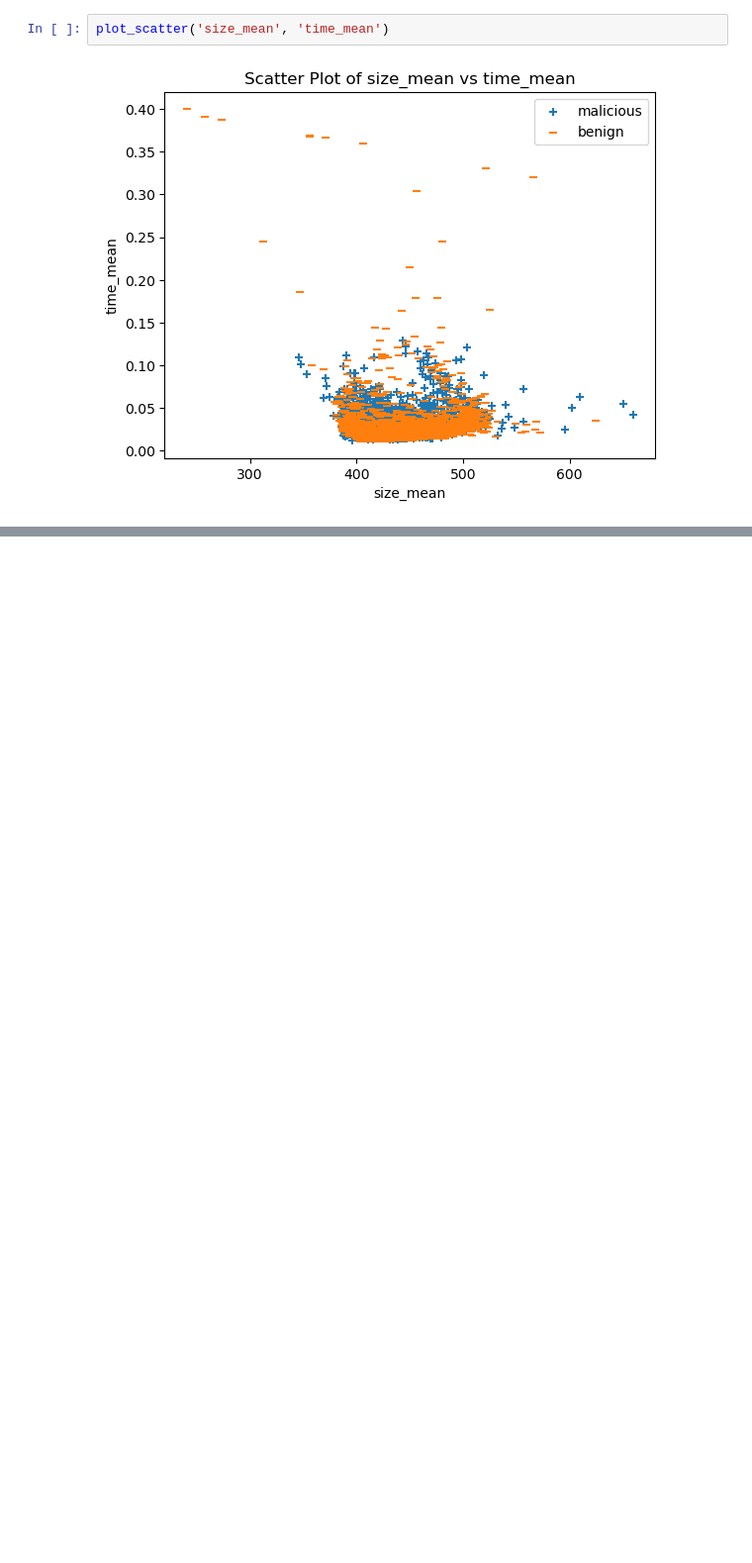
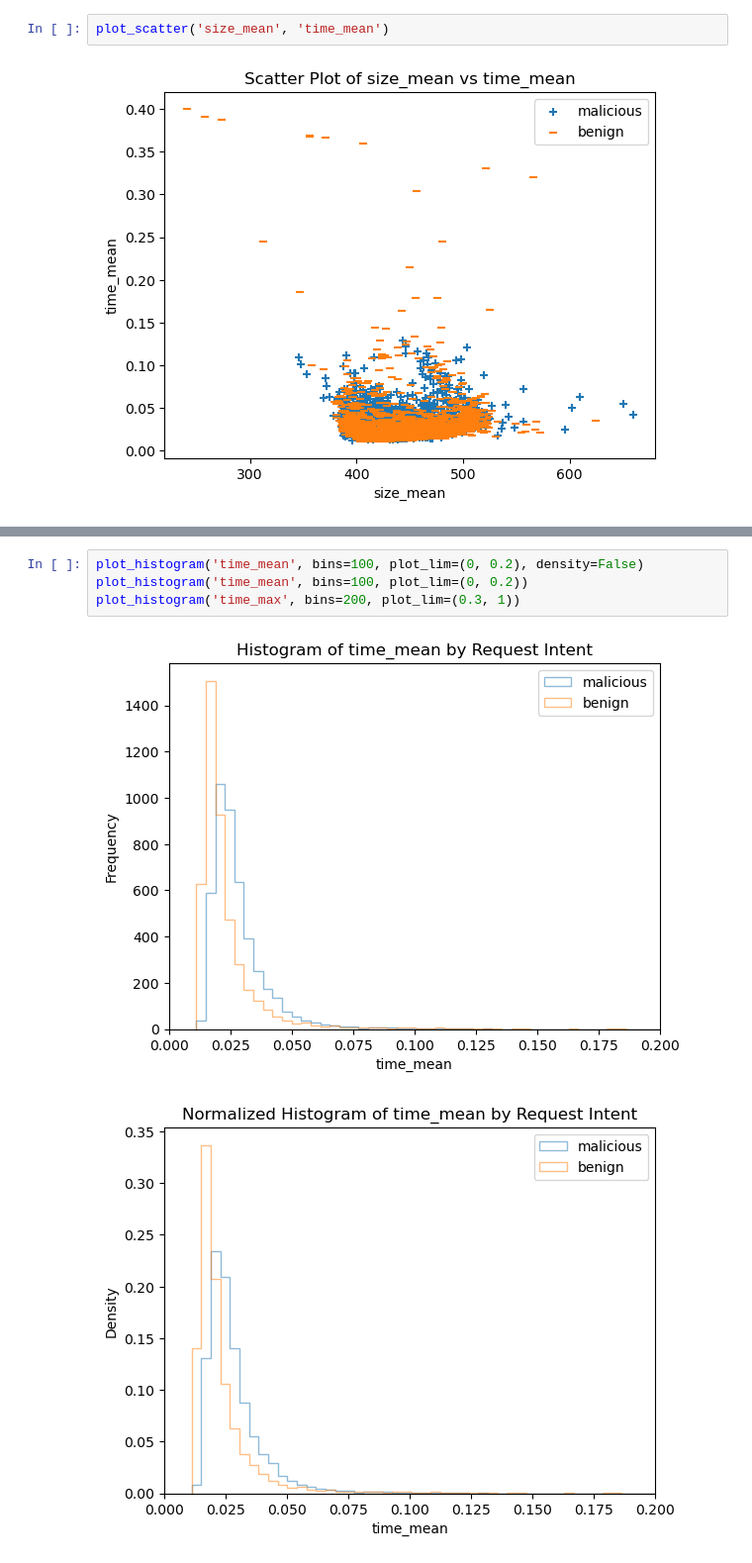
Before and after one commit to Supernova-45/GPTIntent, a Jupyter notebook: analysis/data_plotting.ipynb, the cells around one changed output, grey strips where cells are left out. Shown at 99% size. Saved outputs shown, nothing was run; the diff lists cells and outputs as text; blank space fills up the shorter version.

```diff
--- a/analysis/data_plotting.ipynb
+++ b/analysis/data_plotting.ipynb
@@ -122,0 +141,7 @@ plot_histogram('time_max', bins=200, plot_lim=(0.3,1))
+# %%
+plot_histogram('time_mean', bins=100, plot_lim=(0, 0.2), density=False)
+plot_histogram('time_mean', bins=100, plot_lim=(0, 0.2))
+plot_histogram('time_max', bins=200, plot_lim=(0.3, 1))
+# %% [output]
+[figure, added]
+[figure, added]
```
Also changed, not shown: parts of 3 cells of this notebook.
